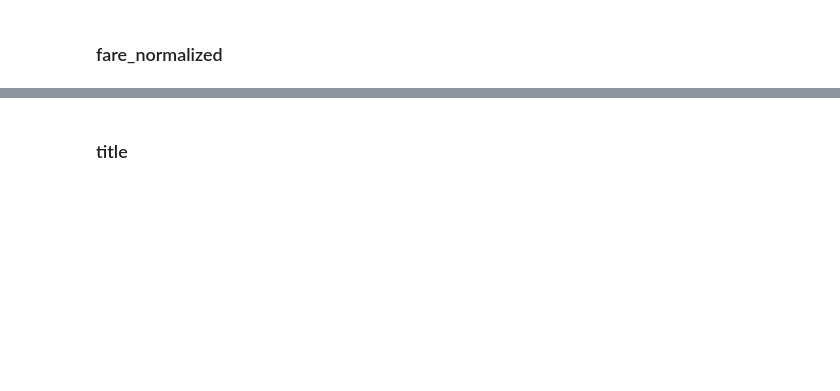
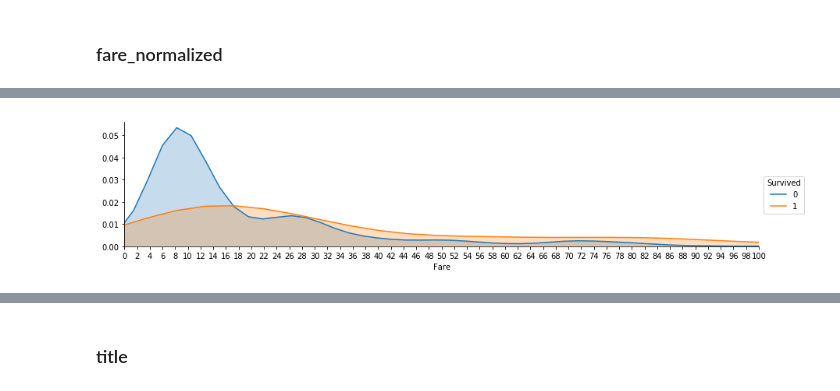
Before and after one commit to akhil451/titanic, a Jupyter notebook: titanic.ipynb, the cells around one changed output, grey strips where cells are left out. Cells and saved outputs as stored; diff of their text form; code cells hidden in the pictures; blank space fills up the shorter version.

```diff
--- a/titanic.ipynb
+++ b/titanic.ipynb
@@ -511,0 +471,9 @@ Name: Age, Length: 88, dtype: int64
+# %%
+g=sns.FacetGrid(train4,hue="Survived",aspect=4)
+g.map(sns.kdeplot,"Fare",shade=True)
+g.add_legend()
+plt.xticks(np.arange(0,train4["Fare"].max(),2))
+plt.xlim(0,100)
+plt.show()
+# %% [output]
+[figure, added]
```
Also changed, not shown: parts of 96 cells of this notebook, 6 other files.
